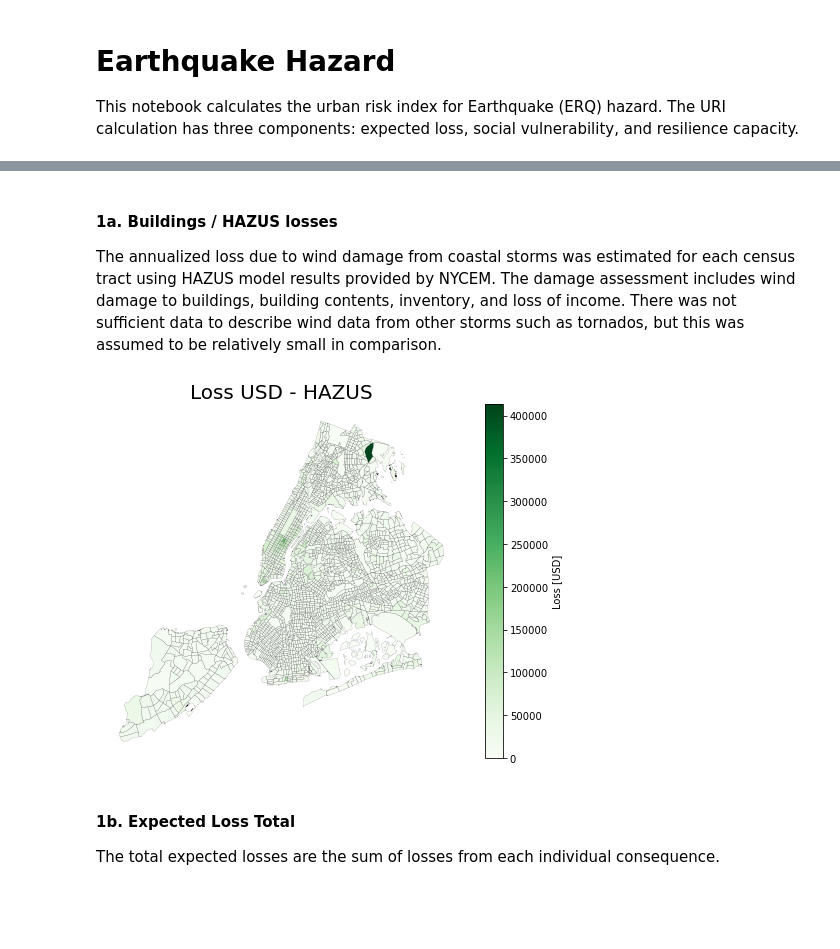
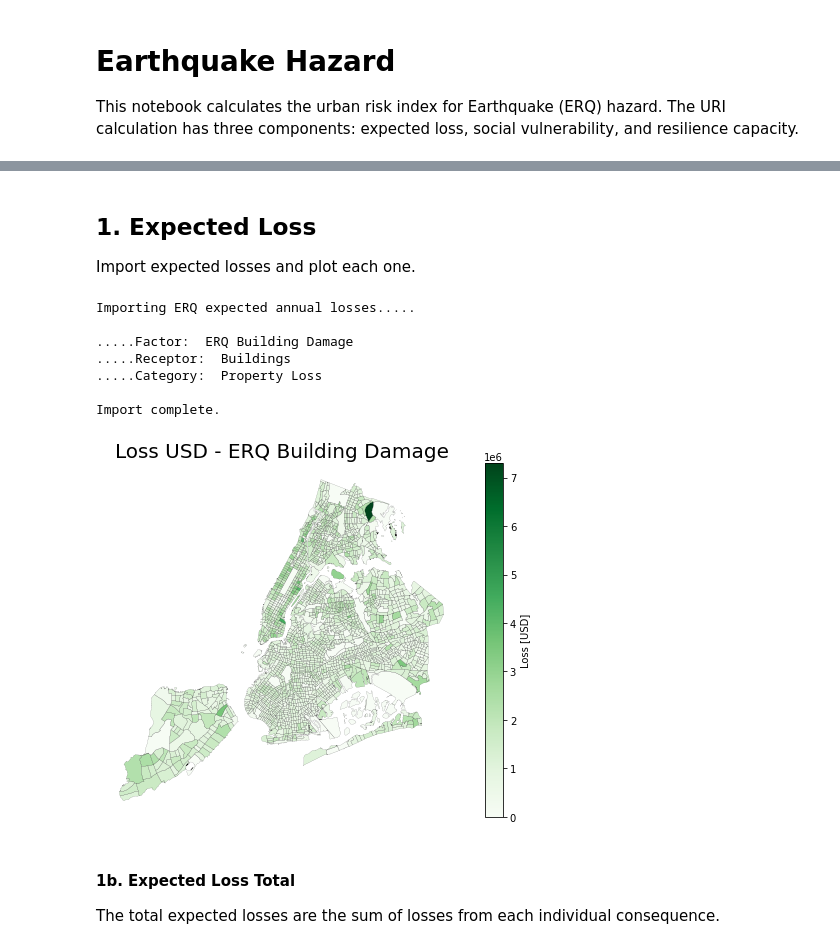
Before and after one commit to NYCEM-GIS/urban-risk-index, a Jupyter notebook: NOTEBOOKS/CALC_URI_ERQ_1.ipynb, the cells around one changed output, grey strips where cells are left out. Drawn from its saved outputs; the diff is of its cells as text; code cells hidden in the pictures; blank space fills up the shorter version.

```diff
--- a/NOTEBOOKS/CALC_URI_ERQ_1.ipynb
+++ b/NOTEBOOKS/CALC_URI_ERQ_1.ipynb
@@ -9,27 +5,56 @@ The ERQ hazard expected loss (ESL) includes consequences for the following recep
-# %% [markdown]
-#### 1a. Buildings / HAZUS losses
-The annualized loss due to wind damage from coastal storms was estimated for each census tract using HAZUS model results provided by NYCEM.  The damage assessment includes wind damage to buildings, building contents, inventory, and loss of income.  There was not sufficient data to describe wind data from other storms such as tornados, but this was assumed to be relatively small in comparison.
-# %%
-from MISC import params_1 as params
-from MISC import utils_1 as utils
-from MISC import plotting_1 as plotting
-from CLASSES import class_EL_SV_CR_1 as URI
-import matplotlib.pyplot as plt
-import geopandas as gpd
-import os
-utils.set_home()
-hazard_name = "ERQ"
-
-#create ESL class and add loss
-path_loss =   params.PATHNAMES.at['ESL_ERQ_hazus_loss', 'Value']
-gdf_loss = gpd.read_file(path_loss)
-ESL = URI.ESL(hazard_name = hazard_name)
-ESL.add_consequence("HAZUS", "Buildings", gdf_loss)
-
-#plot
-plotting.plot_ESL_nb(hazard_name, ESL.consequence["HAZUS"]["map_tract"], 'Loss USD - HAZUS')
-# %% [output]
-[figure, removed]
+# %% [markdown]
+## 1. Expected Loss
+Import expected losses and plot each one.
+# %%
+from MISC import params_1 as params
+from MISC import utils_1 as utils
+from MISC import plotting_1 as plotting
+from CLASSES import class_EL_SV_CR_1 as URI
+import matplotlib.pyplot as plt
+import geopandas as gpd
+import os
+utils.set_home()
+
+df_consequences = params.CONSEQUENCES
+hazard_name = "ERQ"
+
+#get list of consequences
+df_cons = params.CONSEQUENCES.copy()
+#get columns for this hazard
+haz_columns = [col for col in df_cons.columns if hazard_name in col]
+df_cons = df_cons[haz_columns]
+df_cons.index = range(len(df_cons))
+df_cons.dropna(inplace=True)
+
+print("Importing {} expected annual losses.....".format(hazard_name))
+print(" ")
+ESL = URI.ESL(hazard_name = hazard_name)
+for idx in df_cons.index:
+    this_factor = df_cons.at[idx, '{}_Factor'.format(hazard_name)]
+    this_receptor = df_cons.at[idx, '{}_Receptor'.format(hazard_name)]
+    this_subcomponent = df_cons.at[idx, '{}_Subcomponent'.format(hazard_name)]
+    this_path = df_cons.at[idx, '{}_Path_Name'.format(hazard_name)]
+    print(".....Factor:  {}".format(this_factor))
+    print(".....Receptor:  {}".format(this_receptor))
+    print(".....Category:  {}".format(this_subcomponent))
+    print(" ")
+    #add consequence
+    path_consequence =   params.PATHNAMES.at[this_path, 'Value']
+    gdf_consequence = gpd.read_file(path_consequence)
+    ESL.add_consequence(this_factor.replace(" ", "_"), this_receptor.replace(" ", "_"), gdf_consequence)
+    #plot
+    plotting.plot_ESL_nb(hazard_name, ESL.consequence[this_factor.replace(" ", "_")]["map_tract"], 'Loss USD - {}'.format(this_factor))
+print("Import complete.".format(hazard_name))
+print(" ")
+# %% [output]
+Importing ERQ expected annual losses.....
+
+.....Factor:  ERQ Building Damage
+.....Receptor:  Buildings
+.....Category:  Property Loss
+
+Import complete.
+[figure, added]
 # %% [markdown]
 #### 1b. Expected Loss Total
 The total expected losses are the sum of losses from each individual consequence.
```
Also changed, not shown: parts of 4 cells of this notebook, 22 other files.
